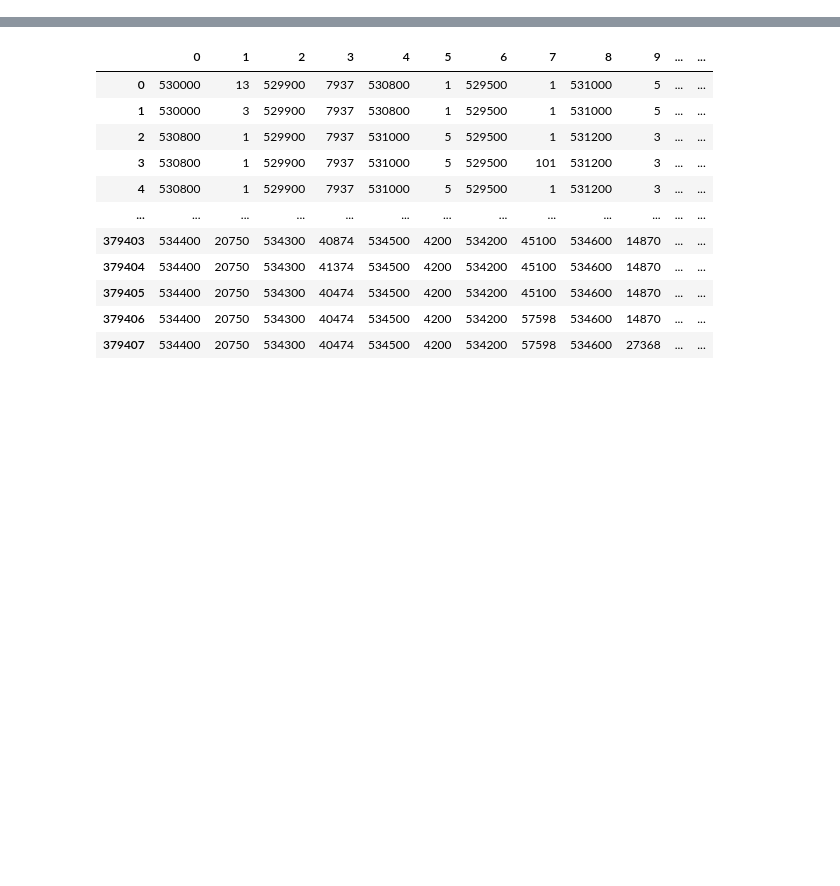
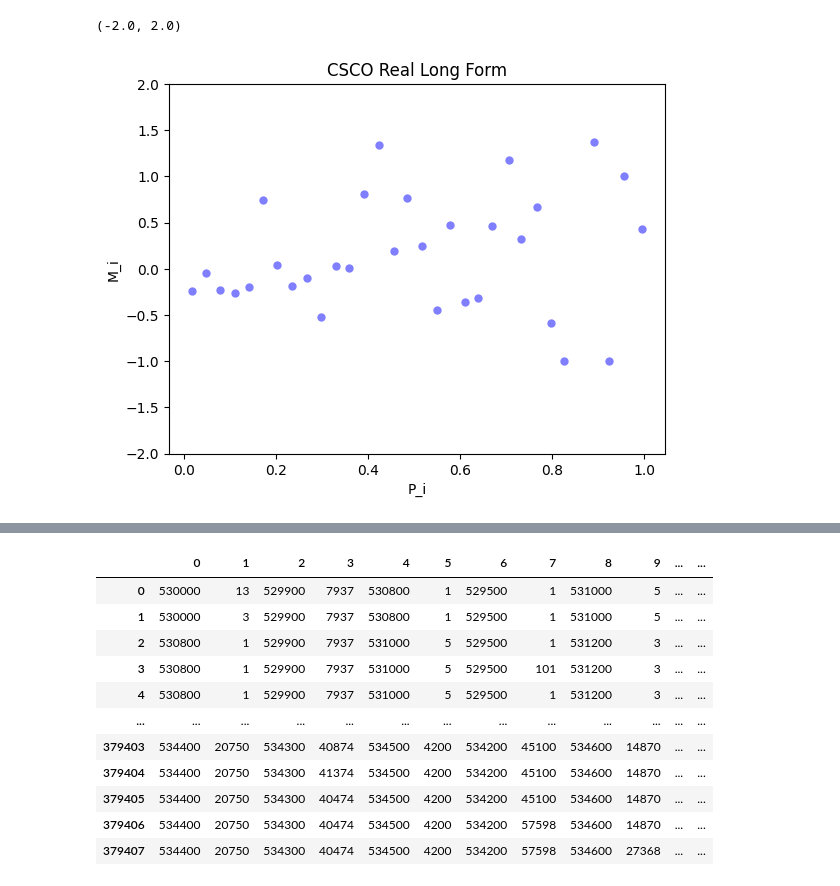
Before and after one commit to peernagy/lob_bench, a Jupyter notebook: eval.ipynb, the cells around one changed output, grey strips where cells are left out. Cells and saved outputs as stored; diff of their text form; code cells hidden in the pictures; blank space fills up the shorter version.

Commit message:
sqrt_impact_macro

```diff
--- a/eval.ipynb
+++ b/eval.ipynb
@@ -52,0 +55,2 @@ b_seqs = [data_loading.load_book_df(path) for path in book_paths]
+# %%
+res=impact.macro_impact_analyse(3*60,100,32,m_seqs,b_seqs)
@@ -53 +75,14 @@ b_seqs = [data_loading.load_book_df(path) for path in book_paths]
+# %%
+fig = plt.figure()
+ax = plt.gca()
+ax.plot(res[1][:],res[0][:], 'o', c='blue', alpha=0.5, markeredgecolor='none')
+ax.set_title("CSCO Real Long Form")
+ax.set_ylabel("M_i")
+ax.set_xlabel("P_i")
+ax.set_ylim([-2,2])
+#ax.set_yscale('log')
+#ax.set_xscale('log')
+# %% [output]
+(-2.0, 2.0)
+[figure, added]
 # %%
```
Also changed, not shown: parts of 9 cells of this notebook, 1 other file.
